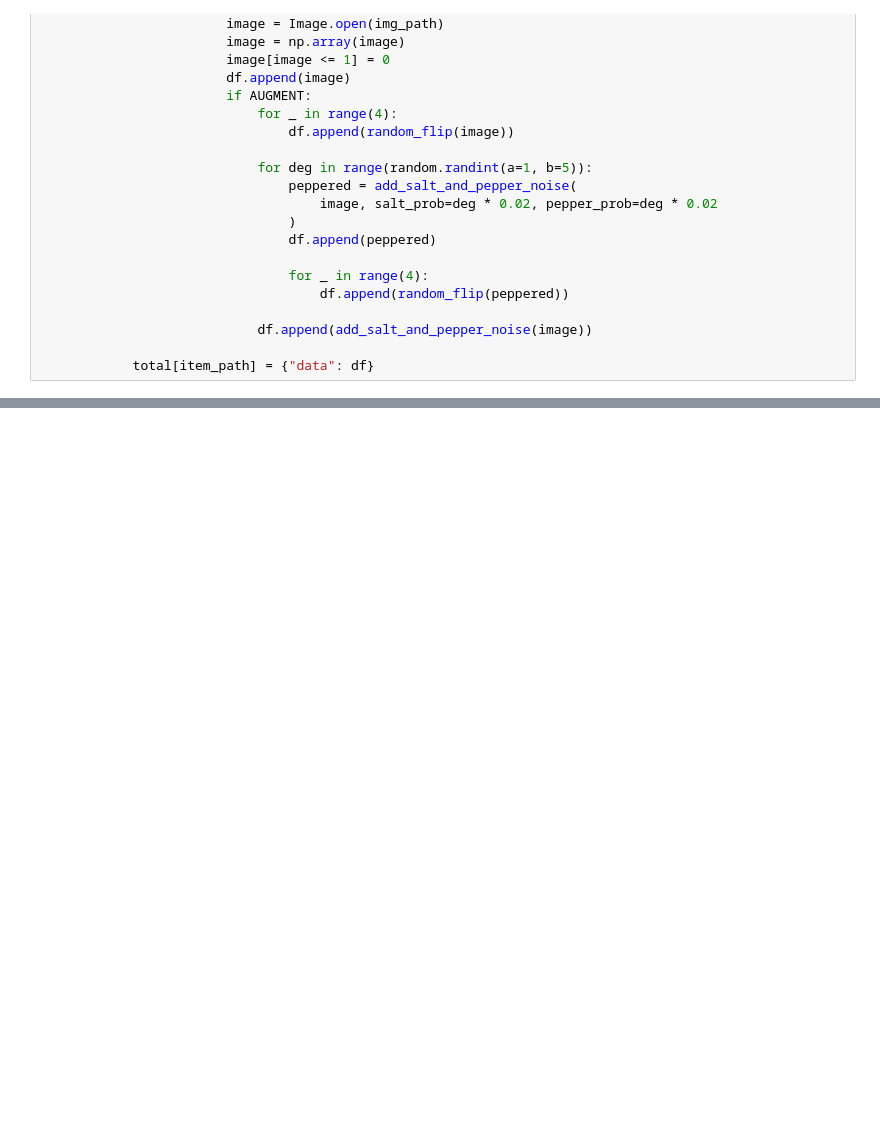
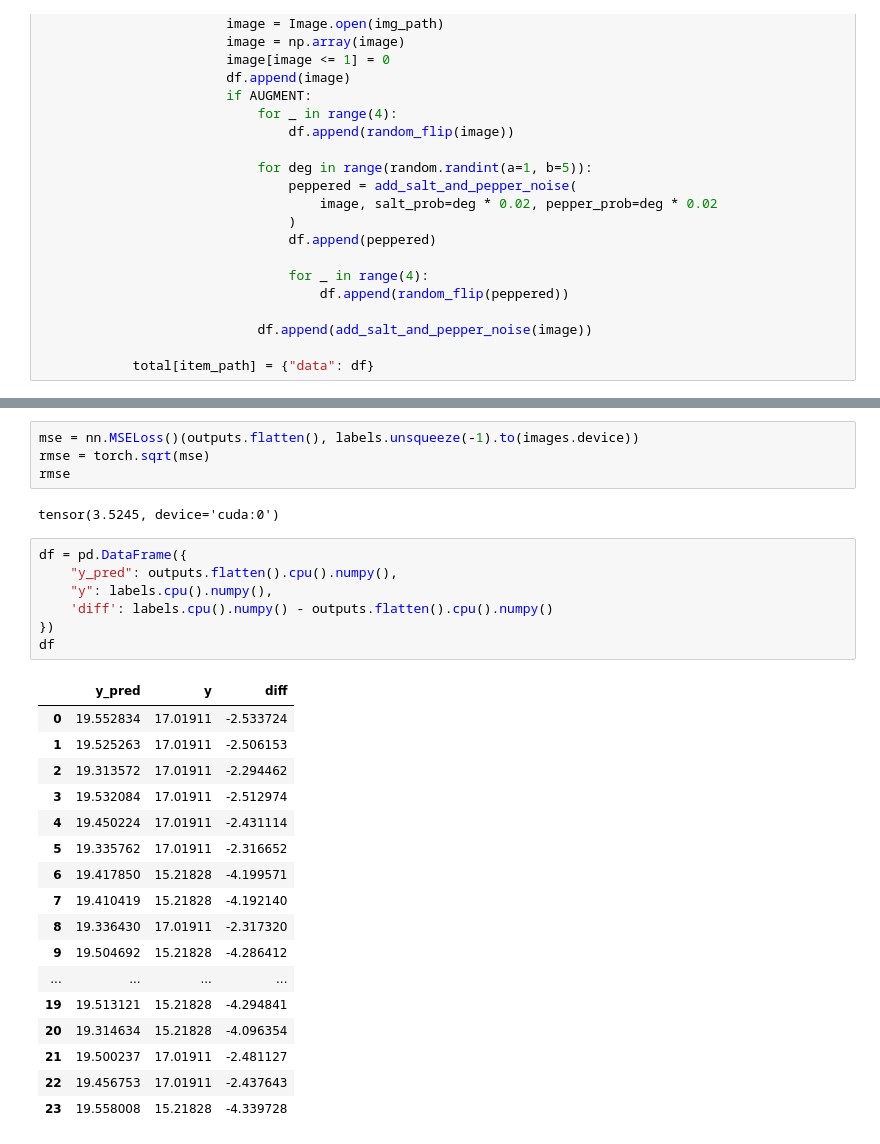
Before and after one commit to Khochawongwat/PigMaximas, a Jupyter notebook: cnn/main.ipynb, the cells around one changed output, grey strips where cells are left out. Drawn from its saved outputs; the diff is of its cells as text; blank space fills up the shorter version.

```diff
--- a/cnn/main.ipynb
+++ b/cnn/main.ipynb
@@ -256,0 +444,31 @@ print(f"Validation RMSE: {avg_val_rmse}")
+# %%
+mse = nn.MSELoss()(outputs.flatten(), labels.unsqueeze(-1).to(images.device))
+rmse = torch.sqrt(mse)
+rmse
+# %% [output]
+tensor(3.5245, device='cuda:0')
+# %%
+df = pd.DataFrame({
+    "y_pred": outputs.flatten().cpu().numpy(),
+    "y": labels.cpu().numpy(),
+    'diff': labels.cpu().numpy() - outputs.flatten().cpu().numpy()
+})
+df
+# %% [output]
+|  | y_pred | y | diff |
+| 0 | 19.552834 | 17.01911 | -2.533724 |
+| 1 | 19.525263 | 17.01911 | -2.506153 |
+| 2 | 19.313572 | 17.01911 | -2.294462 |
+| 3 | 19.532084 | 17.01911 | -2.512974 |
+| 4 | 19.450224 | 17.01911 | -2.431114 |
+| 5 | 19.335762 | 17.01911 | -2.316652 |
+| 6 | 19.417850 | 15.21828 | -4.199571 |
+| 7 | 19.410419 | 15.21828 | -4.192140 |
+| 8 | 19.336430 | 17.01911 | -2.317320 |
+| 9 | 19.504692 | 15.21828 | -4.286412 |
+| ... | ... | ... | ... |
+| 19 | 19.513121 | 15.21828 | -4.294841 |
+| 20 | 19.314634 | 15.21828 | -4.096354 |
+| 21 | 19.500237 | 17.01911 | -2.481127 |
+| 22 | 19.456753 | 17.01911 | -2.437643 |
+| 23 | 19.558008 | 15.21828 | -4.339728 |
```
Also changed, not shown: parts of 18 cells of this notebook, 3 other files.
